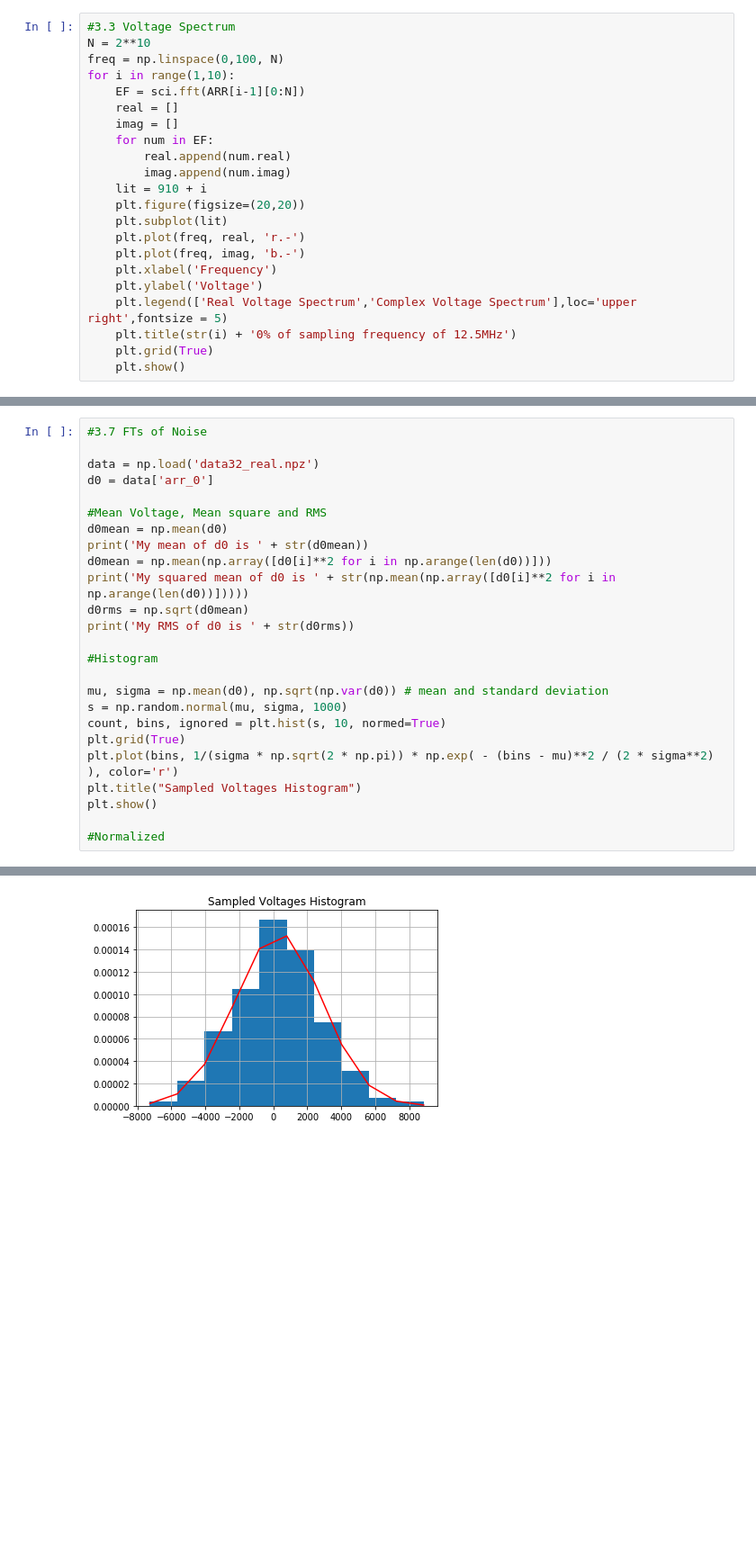
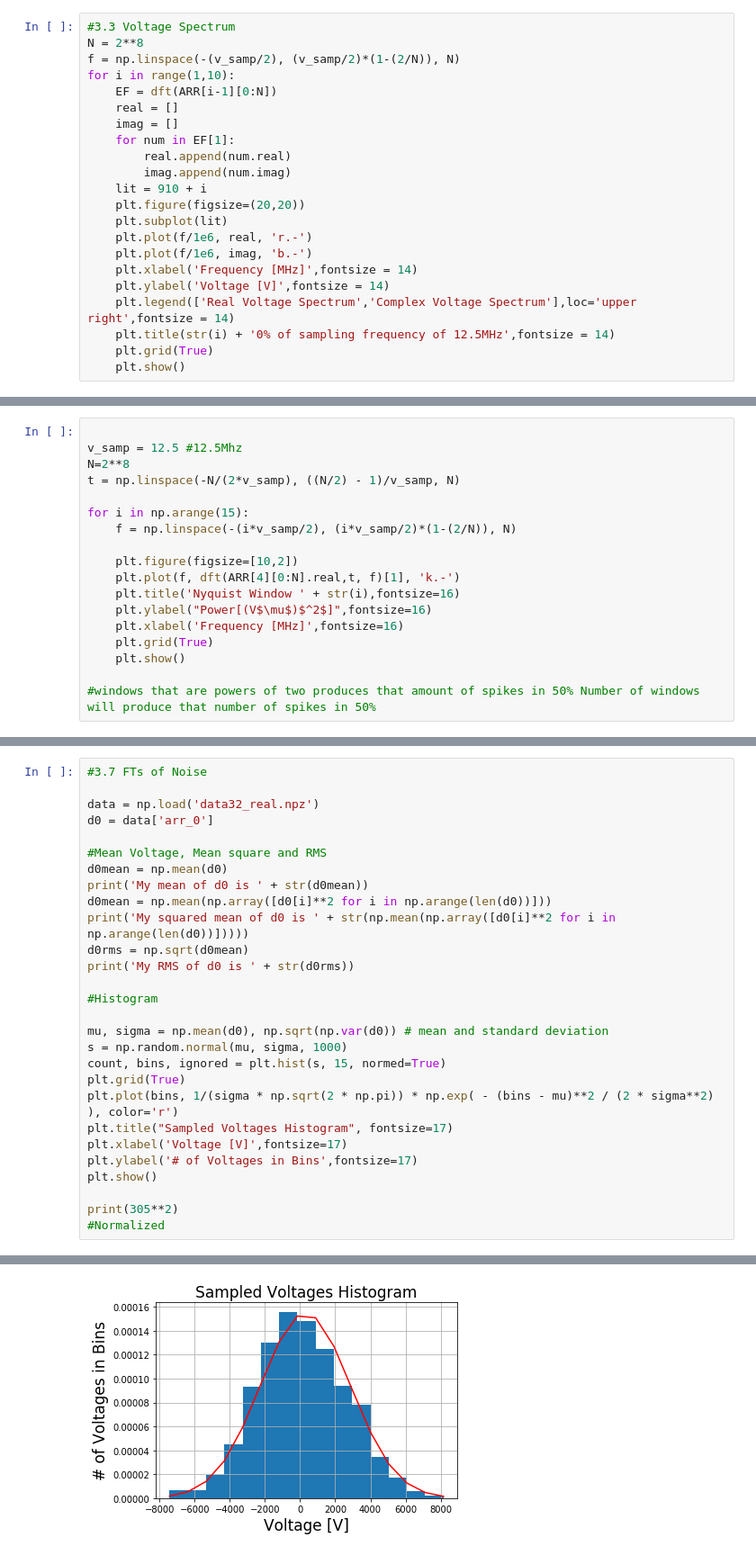
Before and after one commit to ychen38568083/RadioLab, a Jupyter notebook: RadioLab1/RadioLab1.ipynb, the cells around one changed output, grey strips where cells are left out. Shown at 90% size. Drawn from its saved outputs; the diff is of its cells as text; blank space fills up the shorter version.

```diff
--- a/RadioLab1/RadioLab1.ipynb
+++ b/RadioLab1/RadioLab1.ipynb
@@ -24,23 +112,23 @@ for i in np.arange(9):
 # %%
 #3.3 Voltage Spectrum
-N = 2**10
-freq = np.linspace(0,100, N)
+N = 2**8
+f = np.linspace(-(v_samp/2), (v_samp/2)*(1-(2/N)), N)
 for i in range(1,10):
-    EF = sci.fft(ARR[i-1][0:N])
+    EF = dft(ARR[i-1][0:N])
     real = []
     imag = []
-    for num in EF:
+    for num in EF[1]:
         real.append(num.real)
         imag.append(num.imag)
     lit = 910 + i
     plt.figure(figsize=(20,20))
     plt.subplot(lit)
-    plt.plot(freq, real, 'r.-')
-    plt.plot(freq, imag, 'b.-')
-    plt.xlabel('Frequency')
-    plt.ylabel('Voltage')
-    plt.legend(['Real Voltage Spectrum','Complex Voltage Spectrum'],loc='upper right',fontsize = 5)
-    plt.title(str(i) + '0% of sampling frequency of 12.5MHz')
+    plt.plot(f/1e6, real, 'r.-')
+    plt.plot(f/1e6, imag, 'b.-')
+    plt.xlabel('Frequency [MHz]',fontsize = 14)
+    plt.ylabel('Voltage [V]',fontsize = 14)
+    plt.legend(['Real Voltage Spectrum','Complex Voltage Spectrum'],loc='upper right',fontsize = 14)
+    plt.title(str(i) + '0% of sampling frequency of 12.5MHz',fontsize = 14)
     plt.grid(True)
     plt.show()
 # %% [output]
@@ -114,0 +344,18 @@ for i in np.arange(3,9):
+# %%
+
+v_samp = 12.5 #12.5Mhz
+N=2**8
+t = np.linspace(-N/(2*v_samp), ((N/2) - 1)/v_samp, N)
+
+for i in np.arange(15):
+    f = np.linspace(-(i*v_samp/2), (i*v_samp/2)*(1-(2/N)), N)
+
+    plt.figure(figsize=[10,2])
+    plt.plot(f, dft(ARR[4][0:N].real,t, f)[1], 'k.-')
+    plt.title('Nyquist Window ' + str(i),fontsize=16)
+    plt.ylabel("Power[(V$\mu$)$^2$]",fontsize=16)
+    plt.xlabel('Frequency [MHz]',fontsize=16)
+    plt.grid(True)
+    plt.show()
+
+#windows that are powers of two produces that amount of spikes in 50% Number of windows will produce that number of spikes in 50%
@@ -115,30 +376,33 @@ for i in np.arange(3,9):
 # %%
 #3.7 FTs of Noise
 
 data = np.load('data32_real.npz')
 d0 = data['arr_0']
 
 #Mean Voltage, Mean square and RMS
 d0mean = np.mean(d0)
 print('My mean of d0 is ' + str(d0mean))
 d0mean = np.mean(np.array([d0[i]**2 for i in np.arange(len(d0))]))
 print('My squared mean of d0 is ' + str(np.mean(np.array([d0[i]**2 for i in np.arange(len(d0))]))))
 d0rms = np.sqrt(d0mean)
 print('My RMS of d0 is ' + str(d0rms))
 
 #Histogram
 
 mu, sigma = np.mean(d0), np.sqrt(np.var(d0)) # mean and standard deviation
 s = np.random.normal(mu, sigma, 1000)
-count, bins, ignored = plt.hist(s, 10, normed=True)
+count, bins, ignored = plt.hist(s, 15, normed=True)
 plt.grid(True)
 plt.plot(bins, 1/(sigma * np.sqrt(2 * np.pi)) * np.exp( - (bins - mu)**2 / (2 * sigma**2) ), color='r')
-plt.title("Sampled Voltages Histogram")
+plt.title("Sampled Voltages Histogram", fontsize=17)
+plt.xlabel('Voltage [V]',fontsize=17)
+plt.ylabel('# of Voltages in Bins',fontsize=17)
 plt.show()
 
+print(305**2)
 #Normalized
 # %% [output]
 My mean of d0 is 305.152
 My squared mean of d0 is 6736576.512
 My RMS of d0 is 2595.49157425
-[figure, old version]
+[figure, new version]
```
Also changed, not shown: parts of 26 cells of this notebook.
